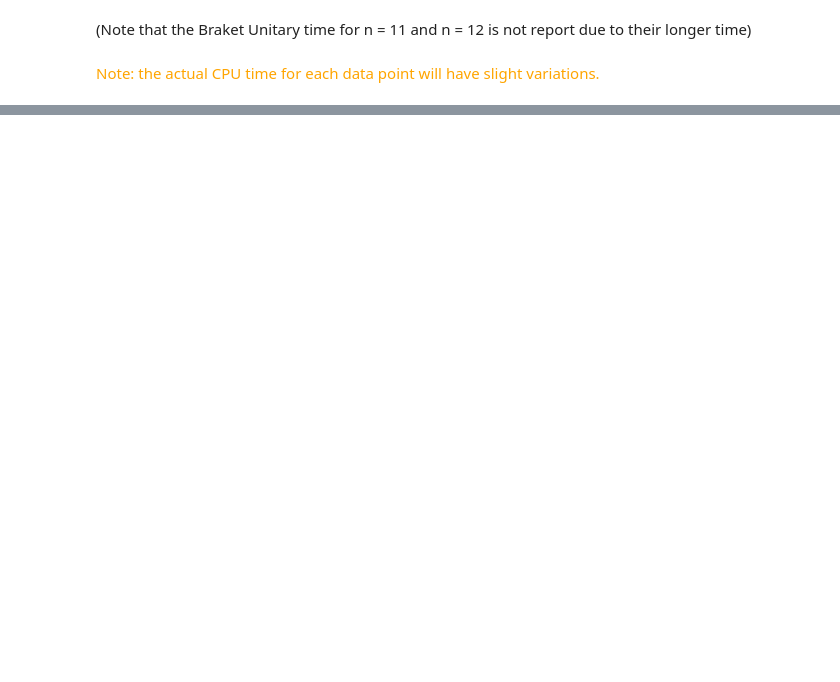
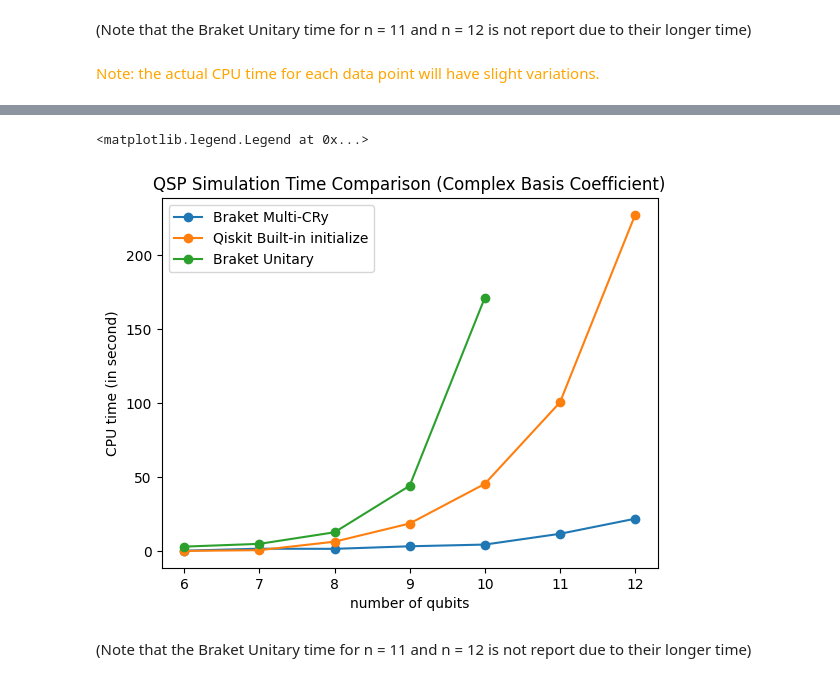
Before and after one commit to guikaiwen/qubit_efficient_QSP, a Jupyter notebook: performance_benchmark/dense_state_comparisons.ipynb, the cells around one changed output, grey strips where cells are left out. Saved outputs shown, nothing was run; the diff lists cells and outputs as text; code cells hidden in the pictures; blank space fills up the shorter version.

```diff
--- a/performance_benchmark/dense_state_comparisons.ipynb
+++ b/performance_benchmark/dense_state_comparisons.ipynb
@@ -385,0 +202,2 @@ print(sys.version)
+# %%
+braket_time_arr, qiskit_time_arr, braket_unitary_time_arr = generate_time_comparison_arrays(6, 12, mode = "complex")
@@ -385,0 +325,17 @@ print(sys.version)
+# %%
+fig, ax = plt.subplots()  # Create a figure containing a single axes.
+n = 12
+x1 = range(6, n + 1)
+x2 = range(6, n - 2 + 1)
+ax.plot(x1, braket_time_arr, label='Braket Multi-CRy', marker='o')
+ax.plot(x1, qiskit_time_arr, label='Qiskit Built-in initialize', marker='o')
+ax.plot(x2, braket_unitary_time_arr, label='Braket Unitary', marker='o')
+ax.set_xlabel('number of qubits')  # Add an x-label to the axes.
+ax.set_ylabel('CPU time (in second)')  # Add a y-label to the axes.
+ax.set_title("QSP Simulation Time Comparison (Complex Basis Coefficient)")
+ax.legend()  # Add a legend.
+# %% [output]
+<matplotlib.legend.Legend at 0x...>
+[figure, added]
+# %% [markdown]
+(Note that the Braket Unitary time for n = 11 and n = 12 is not report due to their longer time)
```
Also changed, not shown: parts of 62 cells of this notebook, 9 other files.
